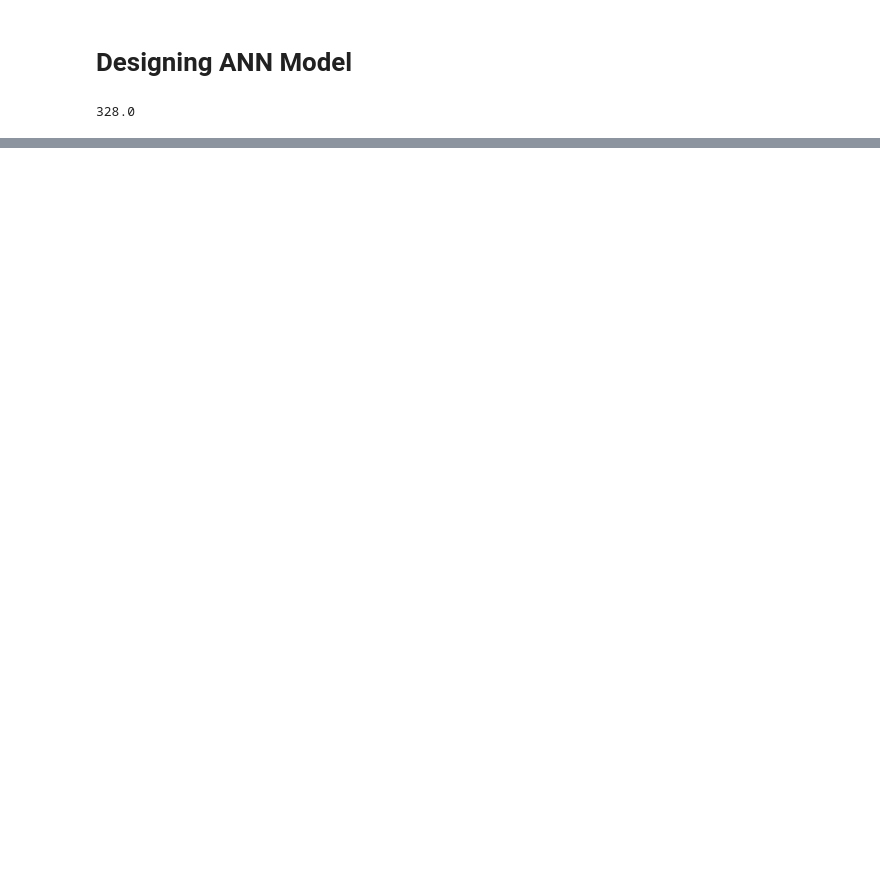
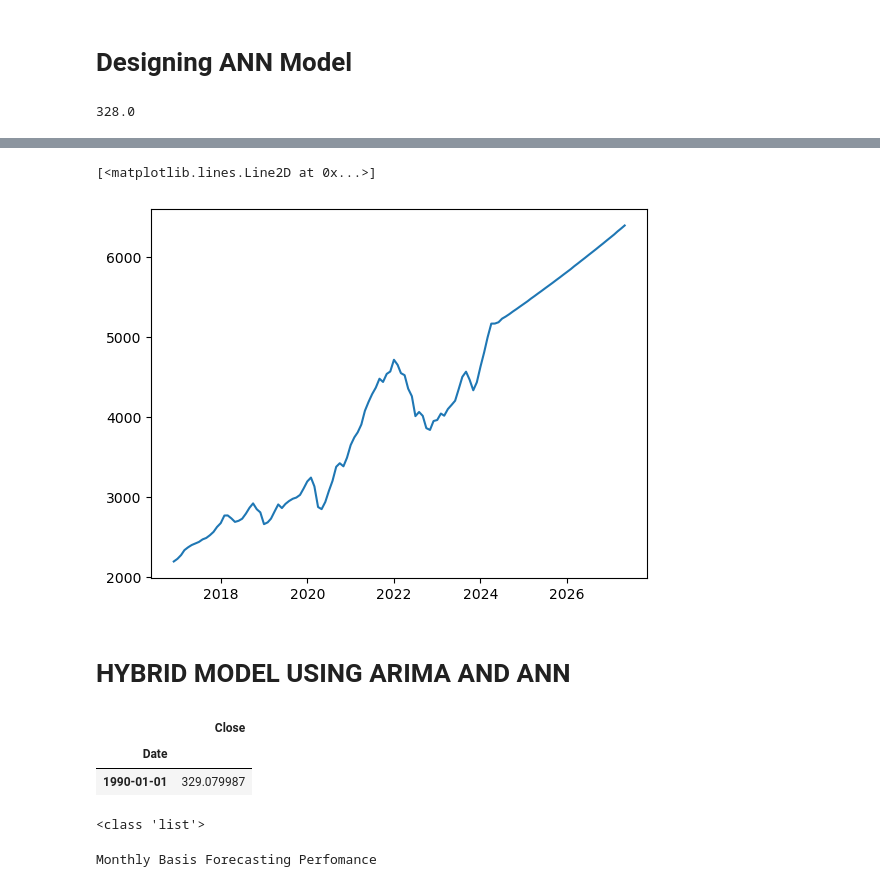
Before and after one commit to hamiz-siddiqui/SP500_Forecasting, a Jupyter notebook: ANN_HYBRID.ipynb, the cells around one changed output, grey strips where cells are left out. Cells and saved outputs as stored; diff of their text form; code cells hidden in the pictures; blank space fills up the shorter version.

Commit message:
shamil Hybrid left

```diff
--- a/ANN_HYBRID.ipynb
+++ b/ANN_HYBRID.ipynb
@@ -147,0 +199,21 @@ torch.save(model.state_dict(), r'C:\Users\shami\OneDrive\Desktop\university\Data
+# %%
+history = [pred[-3],pred[-2],pred[-1]]
+new_pred = []
+for i in range(36):
+    _pred = model.predict(torch.FloatTensor(history))
+    history.append(float(_pred))
+    history.pop(0)
+    new_pred.append(float(_pred))
+# %%
+from datetime import datetime, timedelta
+from dateutil.relativedelta import relativedelta
+
+start_date = datetime(2024, 6, 1)
+end_date = start_date + relativedelta(months=+36)
+monthly_dates = [start_date + relativedelta(months=+i) for i in range(0, 36)]
+final = []
+for date in monthly_dates:
+    final.append(date.strftime('%Y-%m-%d'))
+# %%
+further_ANN = pd.DataFrame({'Timestamp': final, 'Predicted': new_pred})
+further_ANN.head(5)
@@ -147,0 +227,8 @@ torch.save(model.state_dict(), r'C:\Users\shami\OneDrive\Desktop\university\Data
+# %%
+result = pd.concat([temp_ANN,further_ANN])
+result['Timestamp'] = pd.to_datetime(result['Timestamp'])
+# %%
+plt.plot(result['Timestamp'],result['Predicted'])
+# %% [output]
+[<matplotlib.lines.Line2D at 0x...>]
+[figure, added]
@@ -147,0 +240,2 @@ torch.save(model.state_dict(), r'C:\Users\shami\OneDrive\Desktop\university\Data
+# %% [markdown]
+# HYBRID MODEL USING ARIMA AND ANN
@@ -147,0 +244,31 @@ torch.save(model.state_dict(), r'C:\Users\shami\OneDrive\Desktop\university\Data
+# %%
+train = df[:328]
+test = df[328:]
+train.head(1)
+# %% [output]
+|  | Close |
+| Date |  |
+| 1990-01-01 | 329.079987 |
+# %%
+from tqdm import tqdm
+from statsmodels.tsa.arima.model import ARIMA
+
+
+train_ar_m = train['Close'].values
+test_ar_m = test['Close'].values
+history = [x for x in train_ar_m]
+final = []
+print(type(history))
+for t in tqdm(range(len(test_ar_m))):
+    model = ARIMA(history, order=(5,1,0))
+    arima_fit = model.fit()
+    output = arima_fit.forecast()
+    yhat = output[0]
+    new = ANN.predict(torch.FloatTensor([history[-2],history[-1],yhat]))
+    final.append(float(new))
+    obs = test_ar_m[t]
+    history.append(float(new))
+print('Monthly Basis Forecasting Perfomance')
+# %% [output]
+<class 'list'>
+Monthly Basis Forecasting Perfomance
```
Also changed, not shown: parts of 22 cells of this notebook, 2 other files.
